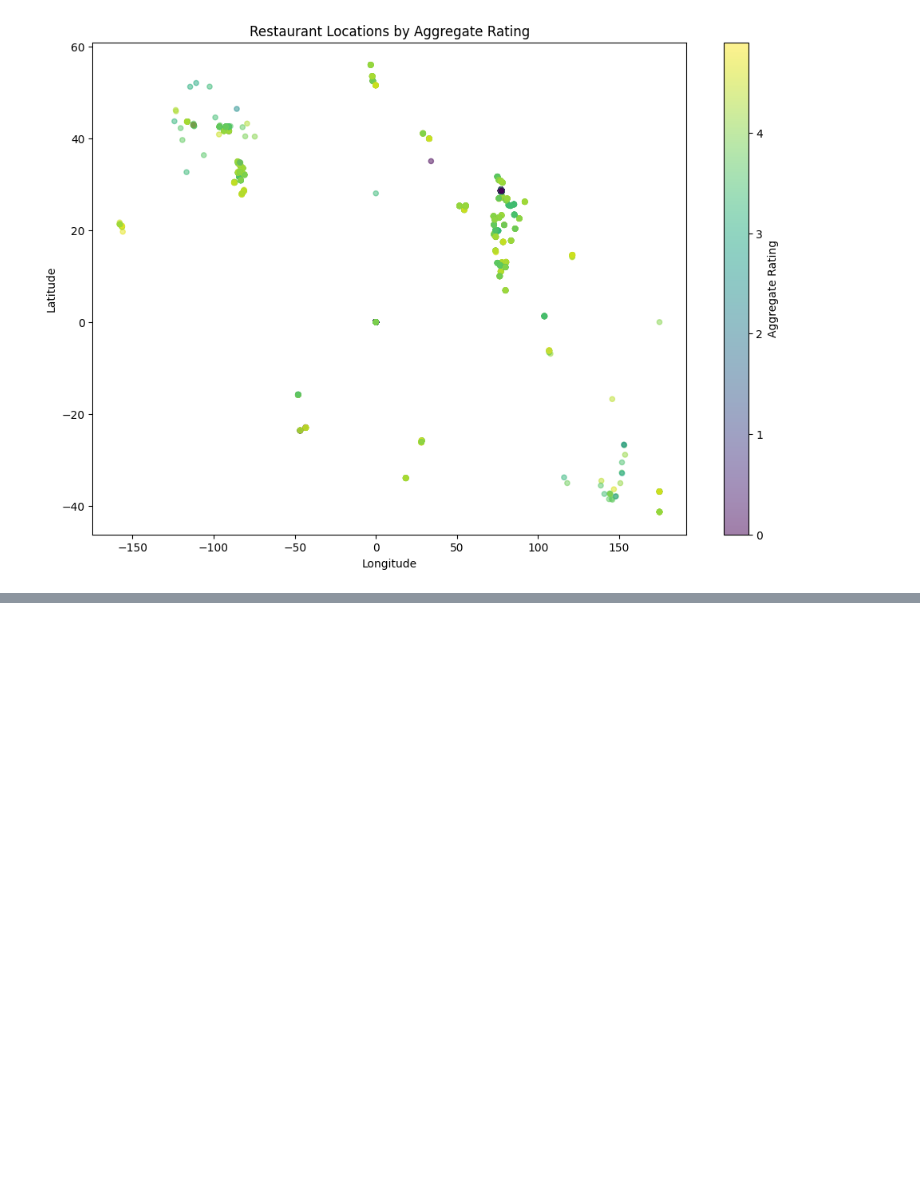
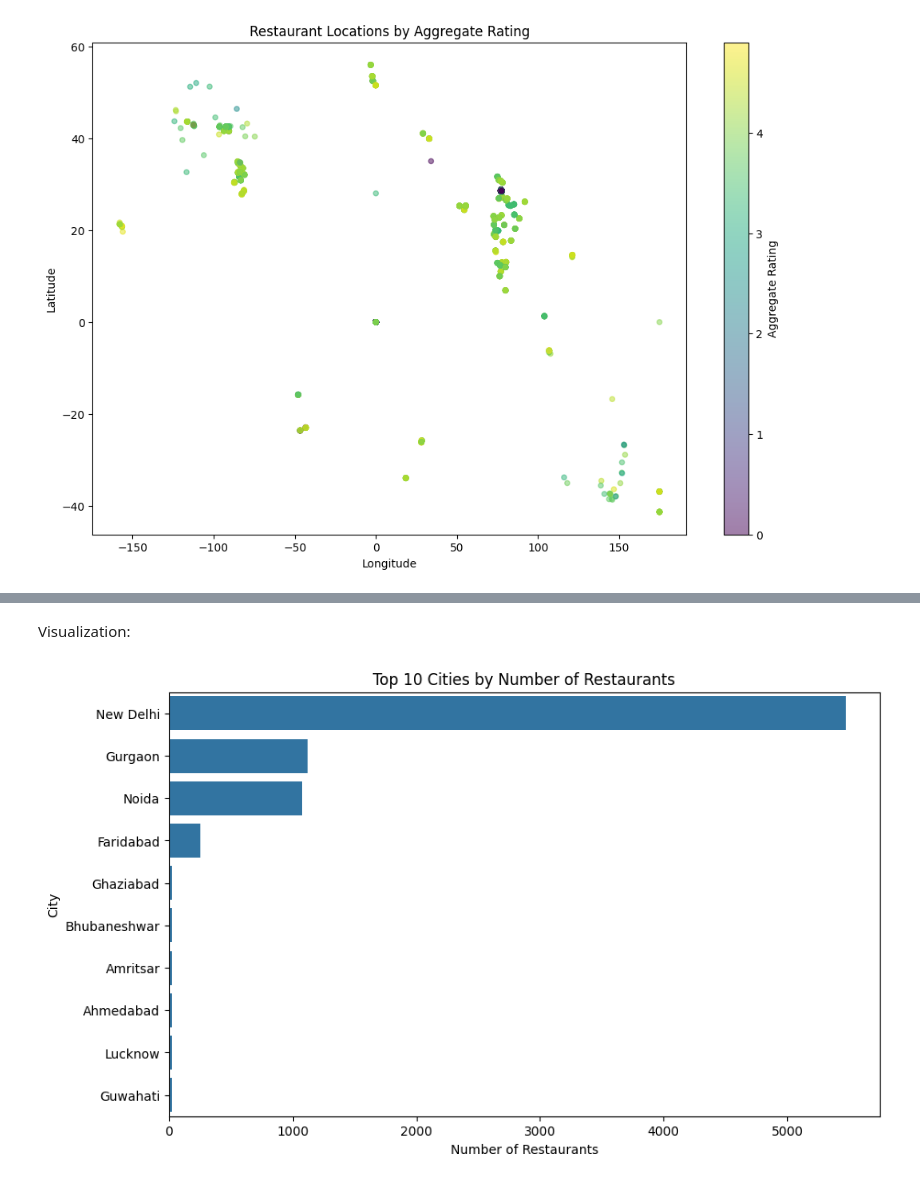
Before and after one commit to siddharth-kushwaha03/Cognifyz, a Jupyter notebook: Level_1_Task3/task3.ipynb, the cells around one changed output, grey strips where cells are left out. Drawn from its saved outputs; the diff is of its cells as text; code cells hidden in the pictures; blank space fills up the shorter version.

```diff
--- a/Level_1_Task3/task3.ipynb
+++ b/Level_1_Task3/task3.ipynb
@@ -70,0 +73,4 @@ plt.show()
+# %%
+city_counts = df["City"].value_counts()
+
+print(city_counts.head(10))
@@ -70,0 +90,16 @@ plt.show()
+# %% [markdown]
+Visualization:
+# %%
+top_cities = city_counts.head(10)
+
+plt.figure(figsize=(10, 6))
+
+sns.barplot(x=top_cities.values,y=top_cities.index)
+
+plt.title("Top 10 Cities by Number of Restaurants")
+plt.xlabel("Number of Restaurants")
+plt.ylabel("City")
+
+plt.show()
+# %% [output]
+[figure, added]
```
Also changed, not shown: parts of 10 cells of this notebook.
